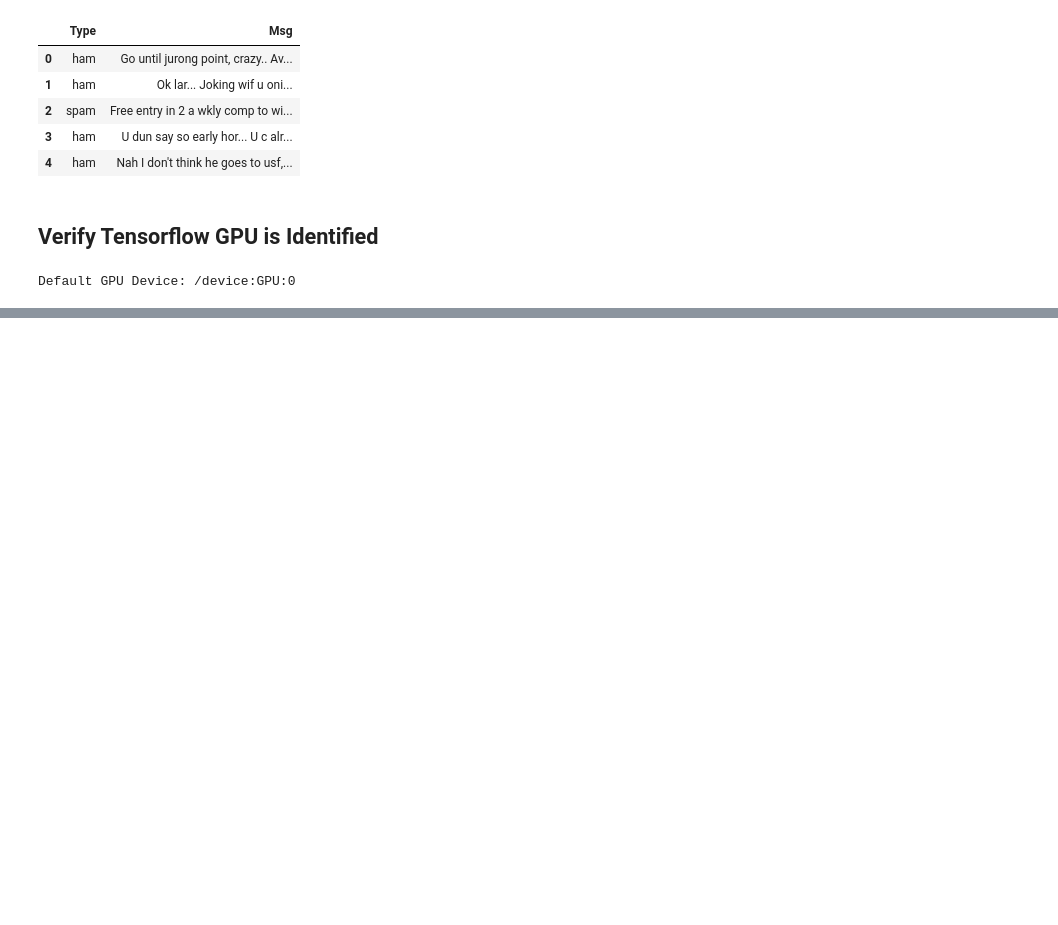
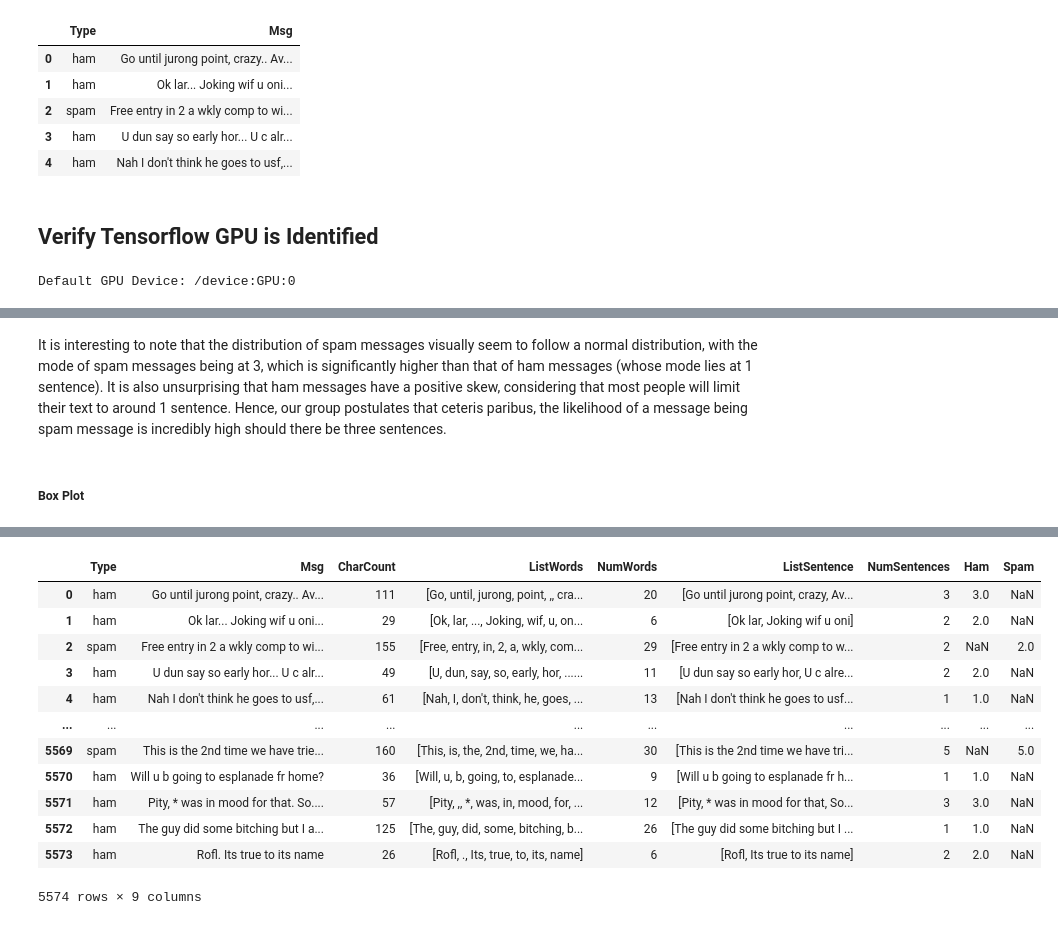
Before and after one commit to lemousehunter/SC1015-NLP-Spam-Detection-Project, a Jupyter notebook: ProcessData.ipynb, the cells around one changed output, grey strips where cells are left out. Drawn from its saved outputs; the diff is of its cells as text; code cells hidden in the pictures; blank space fills up the shorter version.

Commit message:
Tokenization & EDA
Created a tokenization function to split each record into words, and sentences.

EDA: CharCount, NumWords & NumSentences

```diff
--- a/ProcessData.ipynb
+++ b/ProcessData.ipynb
@@ -76,0 +100,2 @@ Default GPU Device: /device:GPU:0
+# %%
+df['CharCount'] = df['Msg'].apply(lambda x: len(x))
@@ -76,0 +142,3 @@ Default GPU Device: /device:GPU:0
+# %%
+df['ListWords'] = df['Msg'].apply(lambda x: tokenization(x))
+df['NumWords'] = df['Msg'].apply(lambda x: len(tokenization(x, punc_remove=True)))
@@ -76,0 +178,3 @@ Default GPU Device: /device:GPU:0
+# %%
+df['ListSentence'] = df['Msg'].apply(lambda x: split_sentence(x))
+df['NumSentences'] = df['Msg'].apply(lambda x: len(split_sentence(x)))
@@ -76,0 +229,32 @@ Default GPU Device: /device:GPU:0
+# %% [markdown]
+It is interesting to note that the distribution of spam messages visually seem to follow a normal distribution, with the mode of spam messages being at 3, which is significantly higher than that of ham messages (whose mode lies at 1 sentence). It is also unsurprising that ham messages have a positive skew, considering that most people will limit their text to around 1 sentence. Hence, our group postulates that ceteris paribus, the likelihood of a message being spam message is incredibly high should there be three sentences.
+# %% [markdown]
+##### Box Plot
+# %%
+def genBoxPlot(var):
+    box_fig = go.Figure()
+    box_fig.layout.title = f'BoxPlots of Spam and Ham for {var}'
+    ham_df = df[df['Type']=='ham']
+    temp_df = df
+
+    temp_df['Ham'] = ham_df[var]
+    spam_df = df[df['Type']=='spam']
+    temp_df['Spam'] = spam_df[var]
+
+
+    for col in temp_df[['Ham', 'Spam']]:
+        box_fig.add_trace(
+            go.Box(x=temp_df[col].values,
+                   name=temp_df[col].name,
+                   fillcolor=["#CEF3CE", "#FFEBEB"][['Ham', 'Spam'].index(col)],
+                   line={'color': ["#6BDB6B", "#FF8986"][['Ham', 'Spam'].index(col)]}
+                   )
+        )
+    box_fig.update_traces(orientation='h')
+    box_fig.show()
+    return temp_df
+# %%
+genBoxPlot('CharCount')
+genBoxPlot('NumWords')
+genBoxPlot('NumSentences')
+# %% [output]
@@ -76,0 +264,13 @@ Default GPU Device: /device:GPU:0
+|  | Type | Msg | CharCount | ListWords | NumWords | ListSentence | NumSentences | Ham | Spam |
+| 0 | ham | Go until jurong point, crazy.. Av... | 111 | [Go, until, jurong, point, ,, cra... | 20 | [Go until jurong point, crazy, Av... | 3 | 3.0 | NaN |
+| 1 | ham | Ok lar... Joking wif u oni... | 29 | [Ok, lar, ..., Joking, wif, u, on... | 6 | [Ok lar, Joking wif u oni] | 2 | 2.0 | NaN |
+| 2 | spam | Free entry in 2 a wkly comp to wi... | 155 | [Free, entry, in, 2, a, wkly, com... | 29 | [Free entry in 2 a wkly comp to w... | 2 | NaN | 2.0 |
+| 3 | ham | U dun say so early hor... U c alr... | 49 | [U, dun, say, so, early, hor, ...... | 11 | [U dun say so early hor, U c alre... | 2 | 2.0 | NaN |
+| 4 | ham | Nah I don't think he goes to usf,... | 61 | [Nah, I, don't, think, he, goes, ... | 13 | [Nah I don't think he goes to usf... | 1 | 1.0 | NaN |
+| ... | ... | ... | ... | ... | ... | ... | ... | ... | ... |
+| 5569 | spam | This is the 2nd time we have trie... | 160 | [This, is, the, 2nd, time, we, ha... | 30 | [This is the 2nd time we have tri... | 5 | NaN | 5.0 |
+| 5570 | ham | Will u b going to esplanade fr home? | 36 | [Will, u, b, going, to, esplanade... | 9 | [Will u b going to esplanade fr h... | 1 | 1.0 | NaN |
+| 5571 | ham | Pity, * was in mood for that. So.... | 57 | [Pity, ,, *, was, in, mood, for, ... | 12 | [Pity, * was in mood for that, So... | 3 | 3.0 | NaN |
+| 5572 | ham | The guy did some bitching but I a... | 125 | [The, guy, did, some, bitching, b... | 26 | [The guy did some bitching but I ... | 1 | 1.0 | NaN |
+| 5573 | ham | Rofl. Its true to its name | 26 | [Rofl, ., Its, true, to, its, name] | 6 | [Rofl, Its true to its name] | 2 | 2.0 | NaN |
+5574 rows × 9 columns
```
Also changed, not shown: parts of 24 cells of this notebook.
